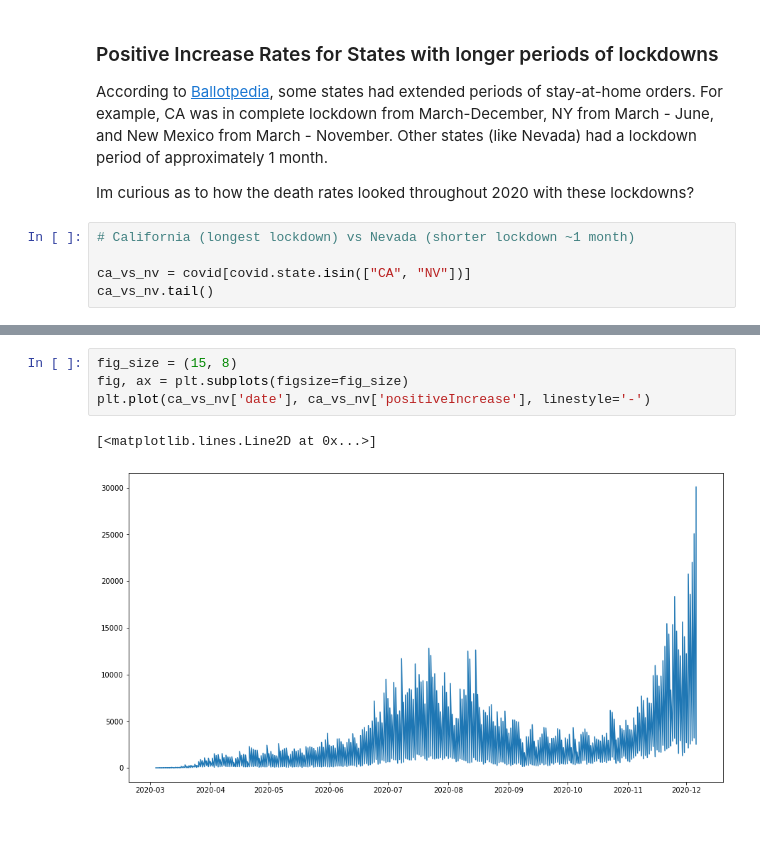
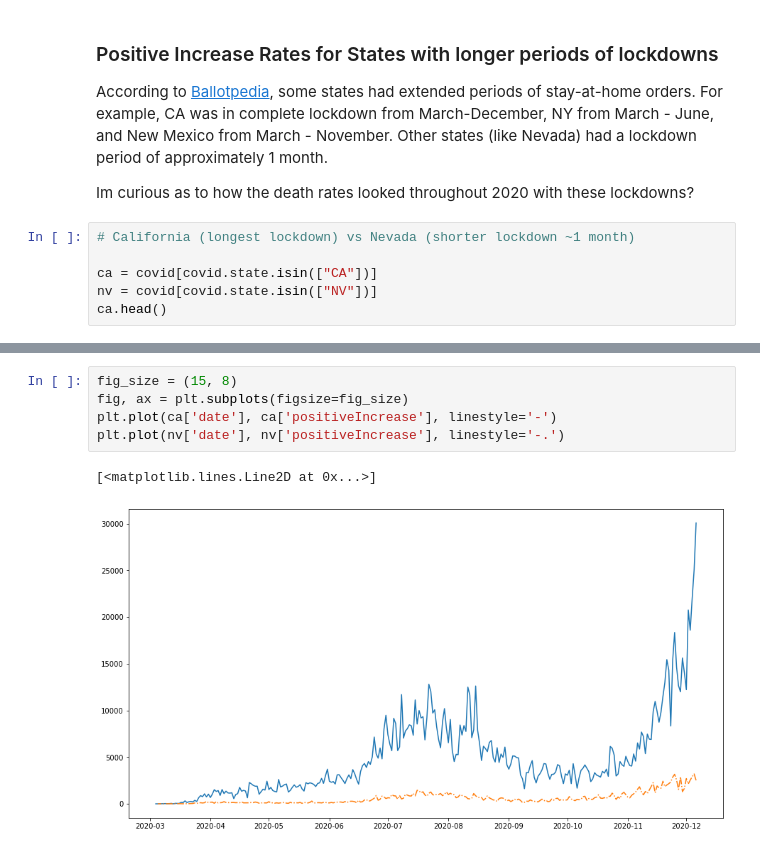
Before and after one commit to gianmillare/Covid-19-US-Analysis, a Jupyter notebook: COVID-19 Analysis.ipynb, the cells around one changed output, grey strips where cells are left out. Saved outputs shown, nothing was run; the diff lists cells and outputs as text.

Commit message:
ca vs nv lin plot based on increase in positive cases by day completed

```diff
--- a/COVID-19 Analysis.ipynb
+++ b/COVID-19 Analysis.ipynb
@@ -254,7 +254,8 @@ Im curious as to how the death rates looked throughout 2020 with these lockdowns
 # %%
 # California (longest lockdown) vs Nevada (shorter lockdown ~1 month)
 
-ca_vs_nv = covid[covid.state.isin(["CA", "NV"])]
-ca_vs_nv.tail()
+ca = covid[covid.state.isin(["CA"])]
+nv = covid[covid.state.isin(["NV"])]
+ca.head()
 # %% [output]
 |  | date | state | positive | negative | positiveIncrease | totalTestResults | hospitalizedCurrently | ... |
@@ -266,7 +267,8 @@ ca_vs_nv.tail()
 # %%
 fig_size = (15, 8)
 fig, ax = plt.subplots(figsize=fig_size)
-plt.plot(ca_vs_nv['date'], ca_vs_nv['positiveIncrease'], linestyle='-')
+plt.plot(ca['date'], ca['positiveIncrease'], linestyle='-')
+plt.plot(nv['date'], nv['positiveIncrease'], linestyle='-.')
 # %% [output]
 [<matplotlib.lines.Line2D at 0x...>]
-[figure, old version]
+[figure, new version]
```
Also changed, not shown: parts of 1 cell of this notebook.
